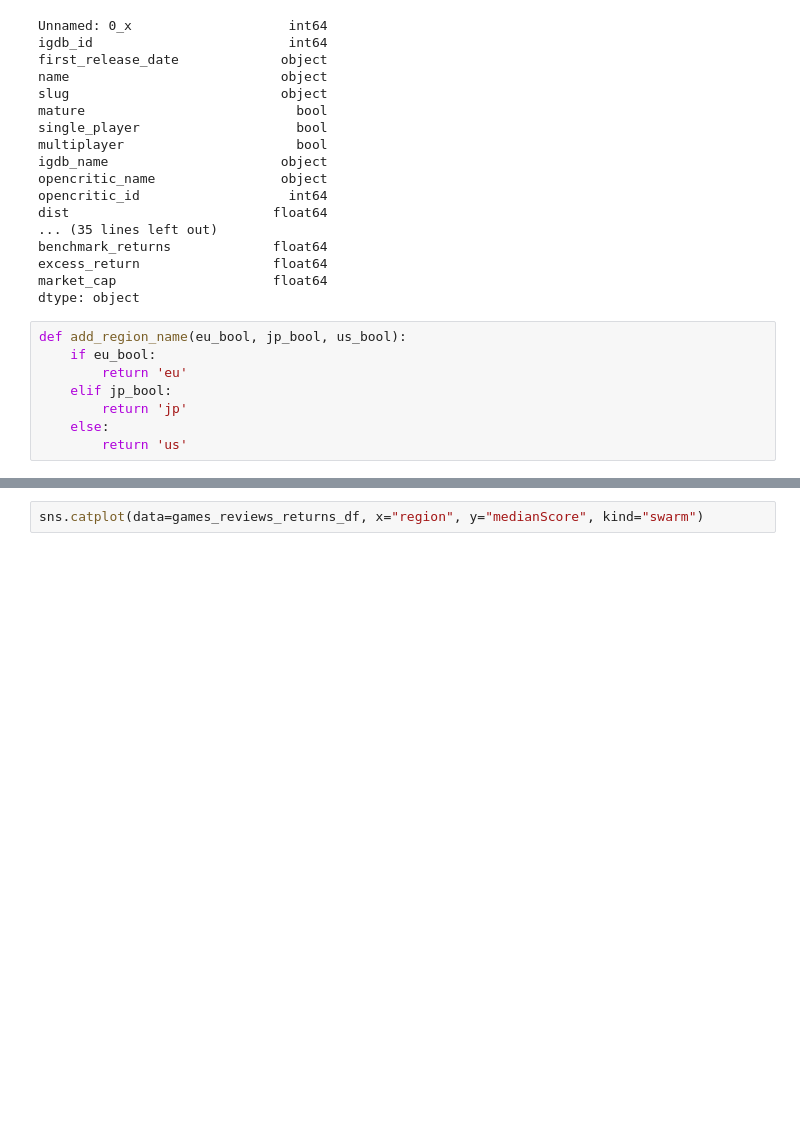
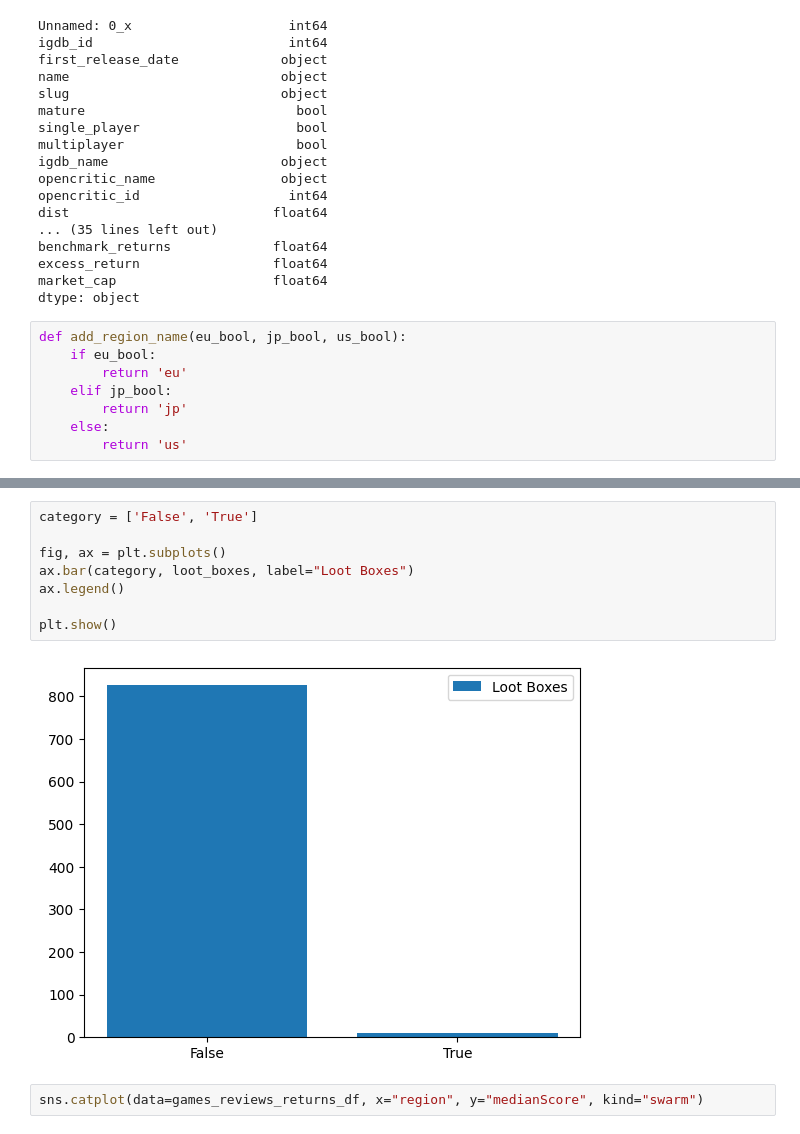
Before and after one commit to c0nn0rstevens/video-game-review-scores-returns-thesis, a Jupyter notebook: financial_reviews_combined.ipynb, the cells around one changed output, grey strips where cells are left out. Saved outputs shown, nothing was run; the diff lists cells and outputs as text; blank space fills up the shorter version.

```diff
--- a/financial_reviews_combined.ipynb
+++ b/financial_reviews_combined.ipynb
@@ -353,3 +376,13 @@ games_reviews_returns_df.head()
+# %%
+category = ['False', 'True']
+
+fig, ax = plt.subplots()
+ax.bar(category, loot_boxes, label="Loot Boxes")
+ax.legend()
+
+plt.show()
+# %% [output]
+[figure, added]
 # %%
 sns.catplot(data=games_reviews_returns_df, x="region", y="medianScore", kind="swarm")
 # %% [output]
```
Also changed, not shown: parts of 21 cells of this notebook.
